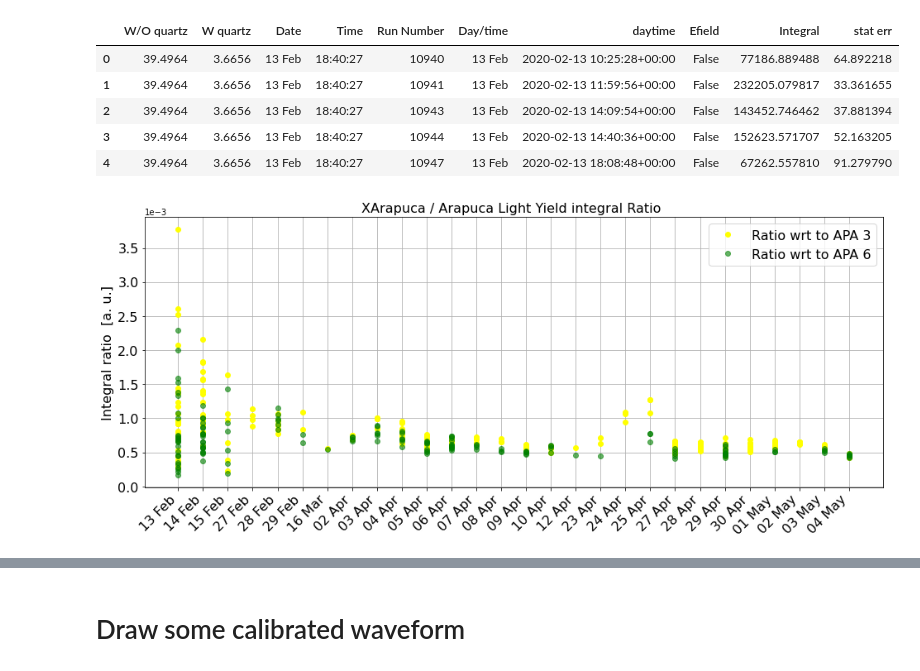
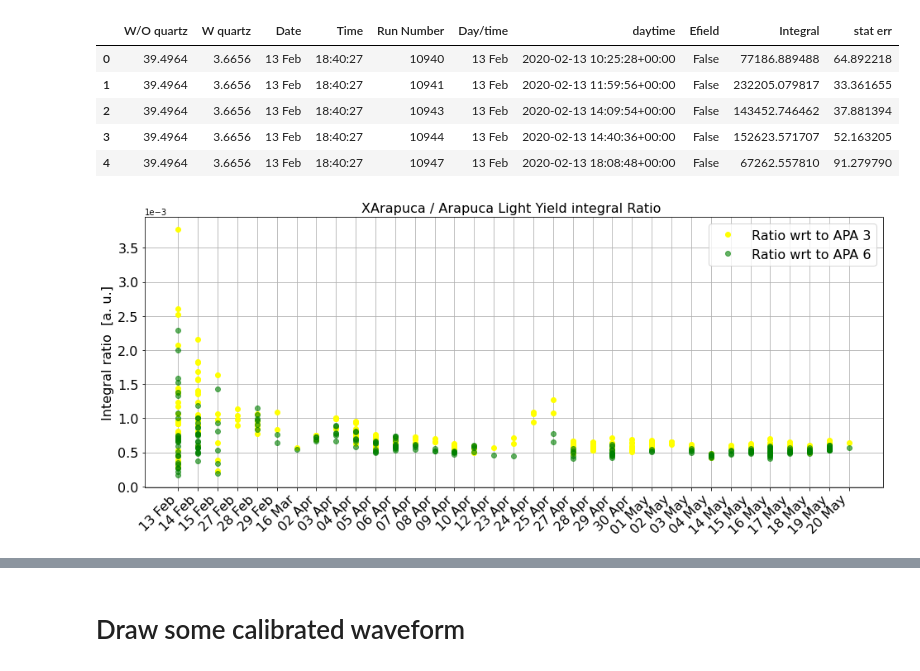
Before and after one commit to stbordoni/Arapuca, a Jupyter notebook: doIntegralPlots.ipynb, the cells around one changed output, grey strips where cells are left out. Drawn from its saved outputs; the diff is of its cells as text; code cells hidden in the pictures.

```diff
--- a/doIntegralPlots.ipynb
+++ b/doIntegralPlots.ipynb
@@ -66,7 +66,7 @@ df_tmp.head(2)
 # %%
 df_Xerunlist_info = df_tmp[['Run Number', 'Day/time', 'daytime', 'Efield']]
 df_Xerunlist_info['Day/time'] = pd.to_datetime(df_Xerunlist_info['Day/time'], format='%d/%m/%Y')
-df_Xerunlist_info['Day/time'] = df_Xerunlist_info['Day/time'].dt.strftime('%d %b')
+#df_Xerunlist_info['Day/time'] = df_Xerunlist_info['Day/time'].dt.strftime('%d %b')
 df_Xerunlist_info.tail()
 # %% [output]
 |  | Run Number | Day/time | daytime | Efield |
@@ -343,7 +364,10 @@ fig.savefig('./ratio_A_apa6vsapa3.pdf')
 # %% [markdown]
 ## Do plots against X-Arapuca
 # %%
-df_XA = pd.read_csv('./XArapuca_IntegralsSPE.txt', sep= ' ', header=None, index_col=0, names=['W/O quartz', 'W quartz', 'Date', 'Time'])
+#df_XA = pd.read_csv('./XArapuca_IntegralsSPE.txt', sep= ' ', header=None, index_col=0, names=['W/O quartz', 'W quartz', 'Date', 'Time'])
+
+df_XA = pd.read_csv('./Integral_xarapuca.txt', sep= ' ', header=None, index_col=0, names=['W/O quartz', 'W quartz', 'Date', 'Time'])
+
 
 df_XA['Date'] = pd.to_datetime(df_XA['Date'], format='%Y:%m:%d')
 df_XA['Date'] = df_XA['Date'].dt.strftime('%d %b')
@@ -373,23 +397,30 @@ df_XA_vs_APA6.head()
 | 3 | 39.4964 | 3.6656 | 13 Feb | 18:40:27 | 10944 | 13 Feb | 2020-02-13 14:40:36+00:00 | False | 152623.571707 | 52.163205 |
 | 4 | 39.4964 | 3.6656 | 13 Feb | 18:40:27 | 10947 | 13 Feb | 2020-02-13 18:08:48+00:00 | False | 67262.557810 | 91.279790 |
 # %%
-fig = plt.figure(figsize=(16,6))
+import matplotlib.patches as patches
+from matplotlib.dates import date2num, datestr2num
+from datetime import datetime
+
+
+fig, ax = plt.subplots(figsize=(16, 6))
+#fig = plt.figure(figsize=(16,6))
+#a0 = plt.subplot(111)
 
 plt.title('XArapuca / Arapuca Light Yield integral Ratio ', fontsize=16)
 plt.errorbar(x=df_XA_vs_APA3['Day/time'], y=df_XA_vs_APA3['W/O quartz']/df_XA_vs_APA3['Integral'], fmt='o', color='yellow', ecolor='lightgray', elinewidth=3, capsize=0, label = 'Ratio wrt to APA 3')
 
 plt.errorbar(x=df_XA_vs_APA6['Day/time'], y=df_XA_vs_APA6['W/O quartz']/df_XA_vs_APA6['Integral'], fmt='o', color='green', ecolor='lightgray', elinewidth=3, capsize=0, alpha = 0.6, label = 'Ratio wrt to APA 6')
 
 
 plt.ylabel('Integral ratio  [a. u.]', fontsize=16)
 plt.ticklabel_format(axis='y', style="sci", scilimits=(0,0))
 plt.xticks(rotation=45, fontsize=16, horizontalalignment="right")
 plt.yticks(fontsize=16)
 
 plt.legend(fontsize=16)
 
 plt.grid()
 plt.show()
 fig.savefig('./ratio_XA-A.pdf')
 # %% [output]
-[figure, old version]
+[figure, new version]
```
Also changed, not shown: parts of 10 cells of this notebook, 1 other file.
